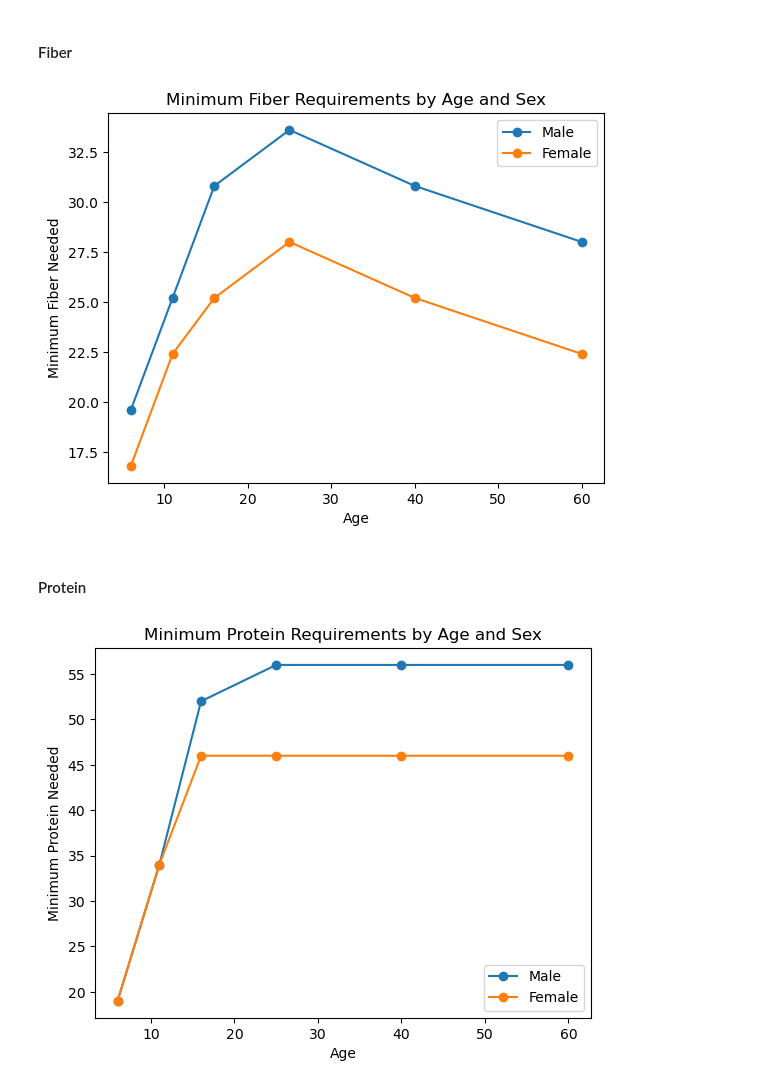
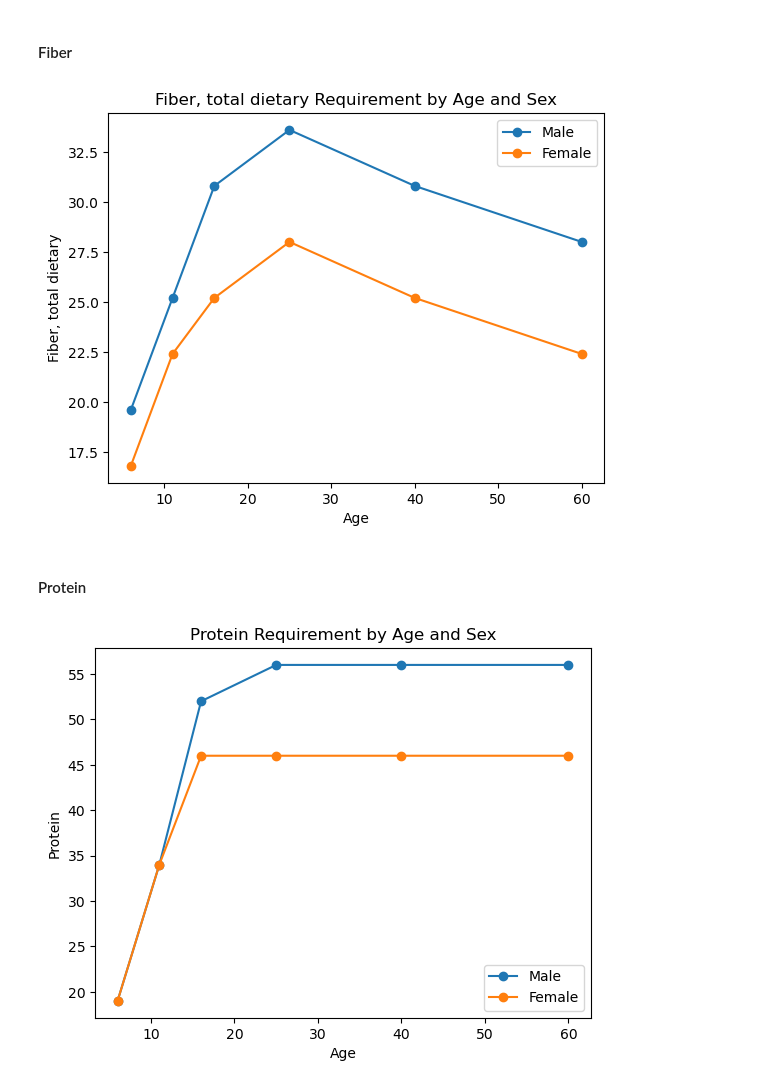
Before and after one commit to rishiboddu/EEP153_Project2_WilburAtwater, a Jupyter notebook: WilburAtwater_Final_Project.ipynb, the cells around one changed output. Saved outputs shown, nothing was run; the diff lists cells and outputs as text; code cells hidden in the pictures.

```diff
--- a/WilburAtwater_Final_Project.ipynb
+++ b/WilburAtwater_Final_Project.ipynb
@@ -408,56 +412,12 @@ plt.show()
 # %% [markdown]
 <h4> Fiber </h4>
 # %%
-male_fiber = []
-female_fiber = []
-ages = []
-
-for bucket, age in age_points.items():
-    m_col = f"M {bucket}"
-    f_col = f"F {bucket}"
-
-    if m_col in mins.columns and f_col in mins.columns:
-        male_fiber.append(mins.loc["Fiber, total dietary", m_col])
-        female_fiber.append(mins.loc["Fiber, total dietary", f_col])
-        ages.append(age)
-
-plt.figure()
-plt.plot(ages, male_fiber, marker='o', label="Male")
-plt.plot(ages, female_fiber, marker='o', label="Female")
-
-plt.xlabel("Age")
-plt.ylabel("Minimum Fiber Needed")
-plt.title("Minimum Fiber Requirements by Age and Sex")
-plt.legend()
-
-plt.show()
+plot_nutrient("Fiber, total dietary", mins)
 # %% [output]
-[figure, old version]
+[figure, new version]
 # %% [markdown]
 <h4> Protein </h4>
 # %%
-male_protein = []
-female_protein = []
-ages = []
-
-for bucket, age in age_points.items():
-    m_col = f"M {bucket}"
-    f_col = f"F {bucket}"
-
-    if m_col in mins.columns and f_col in mins.columns:
-        male_protein.append(mins.loc["Protein", m_col])
-        female_protein.append(mins.loc["Protein", f_col])
-        ages.append(age)
-
-plt.figure()
-plt.plot(ages, male_protein, marker='o', label="Male")
-plt.plot(ages, female_protein, marker='o', label="Female")
-
-plt.xlabel("Age")
-plt.ylabel("Minimum Protein Needed")
-plt.title("Minimum Protein Requirements by Age and Sex")
-plt.legend()
-
-plt.show()
+plot_nutrient("Protein", mins)
 # %% [output]
-[figure, old version]
+[figure, new version]
```
Also changed, not shown: parts of 10 cells of this notebook.
